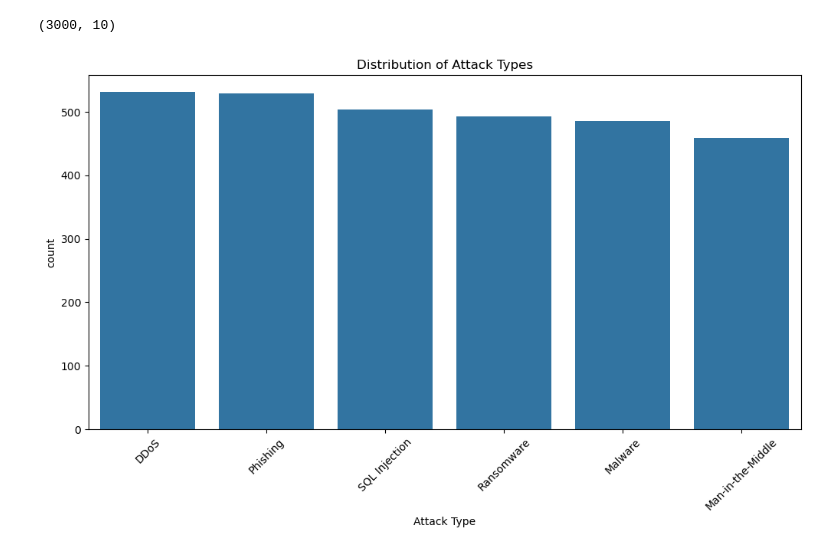
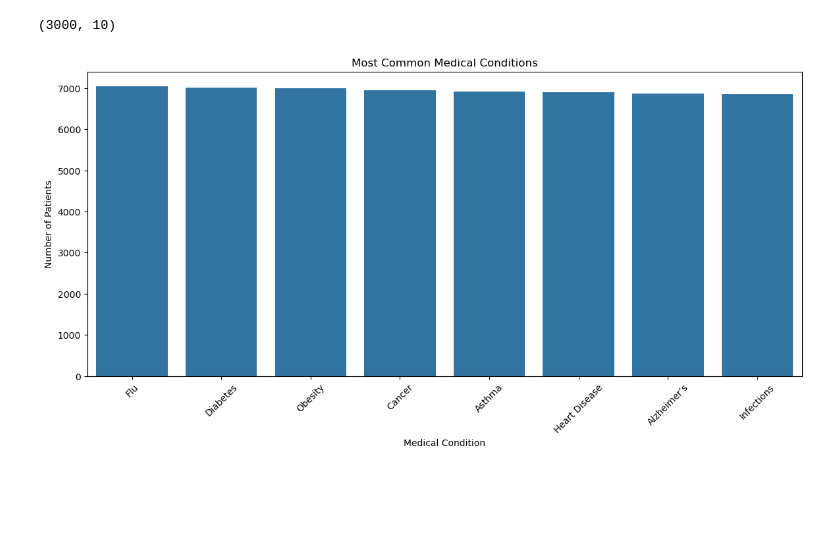
Before and after one commit to setripper/datathon2025, a Jupyter notebook: main.ipynb, the cells around one changed output. Cells and saved outputs as stored; diff of their text form; code cells hidden in the pictures; blank space fills up the shorter version.

Commit message:
more visuals to help for analysis

```diff
--- a/main.ipynb
+++ b/main.ipynb
@@ -43,13 +43,16 @@ df.shape
 # %% [output]
 (3000, 10)
 # %%
+# Most Common Medical Condiitons:
 import matplotlib.pyplot as plt
 import seaborn as sns
 
-plt.figure(figsize=(12,6))
-sns.countplot(data=df, x='Attack Type', order=df['Attack Type'].value_counts().index)
-plt.title('Distribution of Attack Types')
+plt.figure(figsize=(14,6))
+sns.countplot(data=df, x='Medical Condition', order=df['Medical Condition'].value_counts().index)
+plt.title('Most Common Medical Conditions')
 plt.xticks(rotation=45)
+plt.ylabel('Number of Patients')
+plt.xlabel('Medical Condition')
 plt.show()
 # %% [output]
-[figure, old version]
+[figure, new version]
```
Also changed, not shown: parts of 2 cells of this notebook.
